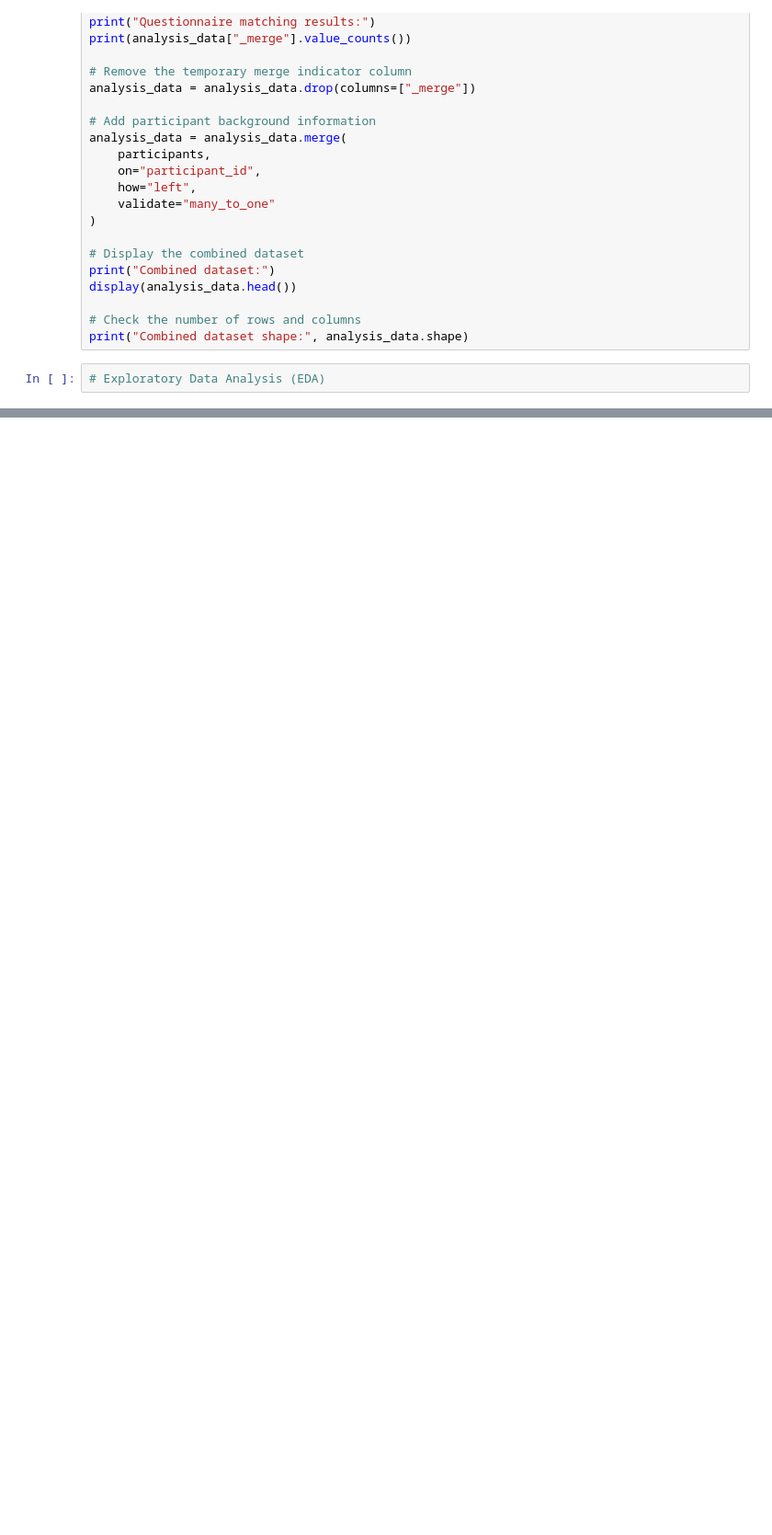
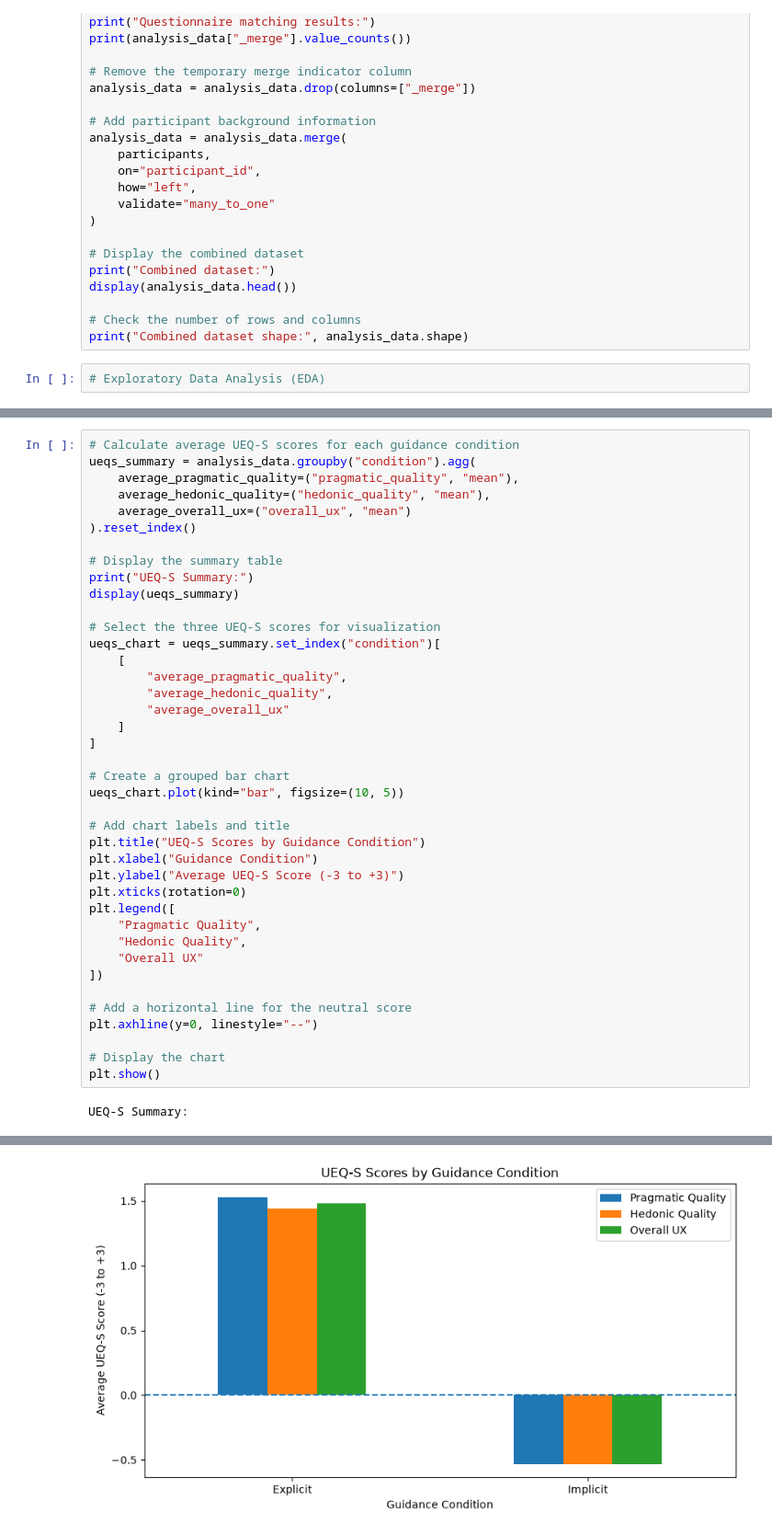
Before and after one commit to NathanNg244/HCI2000, a Jupyter notebook: HCI/notebook.ipynb, the cells around one changed output, grey strips where cells are left out. Shown at 92% size. Saved outputs shown, nothing was run; the diff lists cells and outputs as text; blank space fills up the shorter version.

Commit message:
added ueq-s prepro and analysis

```diff
--- a/HCI/notebook.ipynb
+++ b/HCI/notebook.ipynb
@@ -384,0 +394,42 @@ plt.show()
+# %%
+# Calculate average UEQ-S scores for each guidance condition
+ueqs_summary = analysis_data.groupby("condition").agg(
+    average_pragmatic_quality=("pragmatic_quality", "mean"),
+    average_hedonic_quality=("hedonic_quality", "mean"),
+    average_overall_ux=("overall_ux", "mean")
+).reset_index()
+
+# Display the summary table
+print("UEQ-S Summary:")
+display(ueqs_summary)
+
+# Select the three UEQ-S scores for visualization
+ueqs_chart = ueqs_summary.set_index("condition")[
+    [
+        "average_pragmatic_quality",
+        "average_hedonic_quality",
+        "average_overall_ux"
+    ]
+]
+
+# Create a grouped bar chart
+ueqs_chart.plot(kind="bar", figsize=(10, 5))
+
+# Add chart labels and title
+plt.title("UEQ-S Scores by Guidance Condition")
+plt.xlabel("Guidance Condition")
+plt.ylabel("Average UEQ-S Score (-3 to +3)")
+plt.xticks(rotation=0)
+plt.legend([
+    "Pragmatic Quality",
+    "Hedonic Quality",
+    "Overall UX"
+])
+
+# Add a horizontal line for the neutral score
+plt.axhline(y=0, linestyle="--")
+
+# Display the chart
+plt.show()
+# %% [output]
+UEQ-S Summary:
@@ -384,0 +439 @@ plt.show()
+[figure, added]
```
Also changed, not shown: parts of 11 cells of this notebook.
